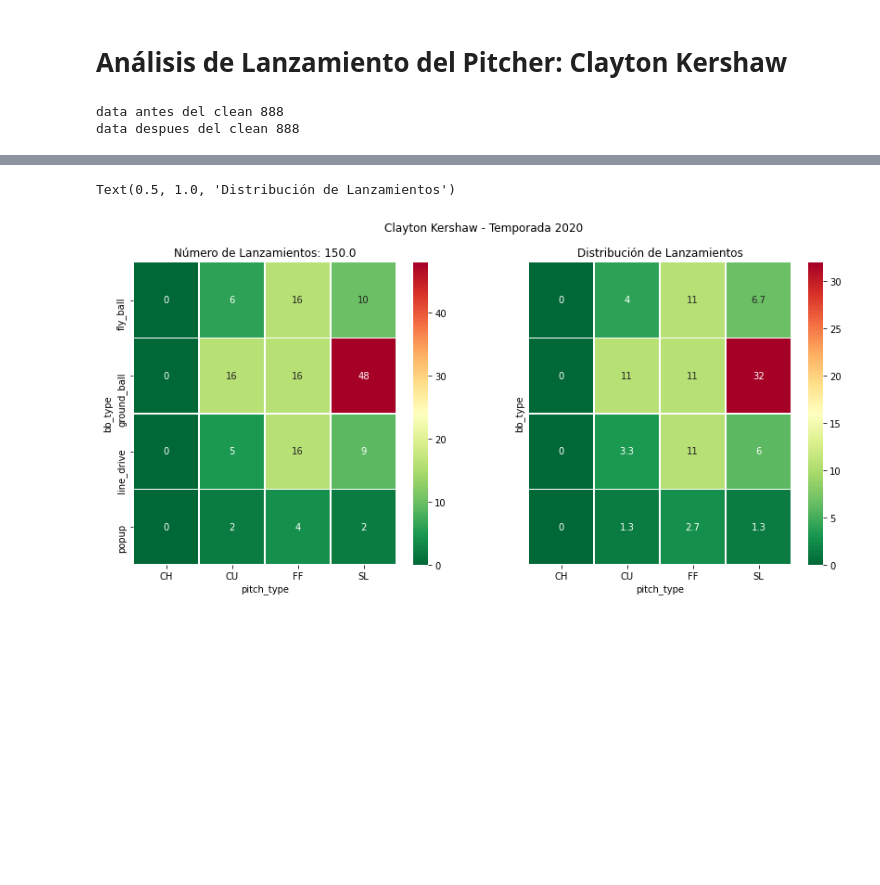
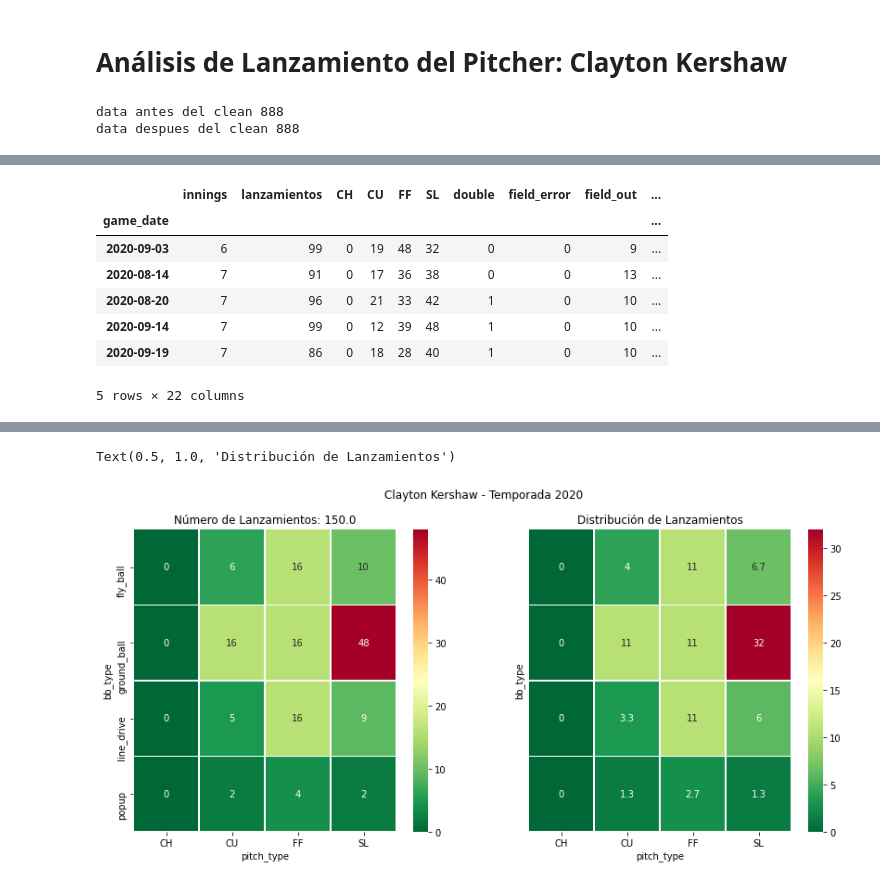
Before and after one commit to justinRH/BeisbolLanzamientos, a Jupyter notebook: CargaLanzamientos.ipynb, the cells around one changed output, grey strips where cells are left out. Drawn from its saved outputs; the diff is of its cells as text; code cells hidden in the pictures; blank space fills up the shorter version.

```diff
--- a/CargaLanzamientos.ipynb
+++ b/CargaLanzamientos.ipynb
@@ -82,0 +99,11 @@ MNH = result.sort_values('single').tail()
+# %%
+MNI
+# %% [output]
+|  | innings | lanzamientos | CH | CU | FF | SL | double | field_error | field_out | ... |
+| game_date |  |  |  |  |  |  |  |  |  | ... |
+| 2020-09-03 | 6 | 99 | 0 | 19 | 48 | 32 | 0 | 0 | 9 | ... |
+| 2020-08-14 | 7 | 91 | 0 | 17 | 36 | 38 | 0 | 0 | 13 | ... |
+| 2020-08-20 | 7 | 96 | 0 | 21 | 33 | 42 | 1 | 0 | 10 | ... |
+| 2020-09-14 | 7 | 99 | 0 | 12 | 39 | 48 | 1 | 0 | 10 | ... |
+| 2020-09-19 | 7 | 86 | 0 | 18 | 28 | 40 | 1 | 0 | 10 | ... |
+5 rows × 22 columns
```
Also changed, not shown: parts of 7 cells of this notebook.
